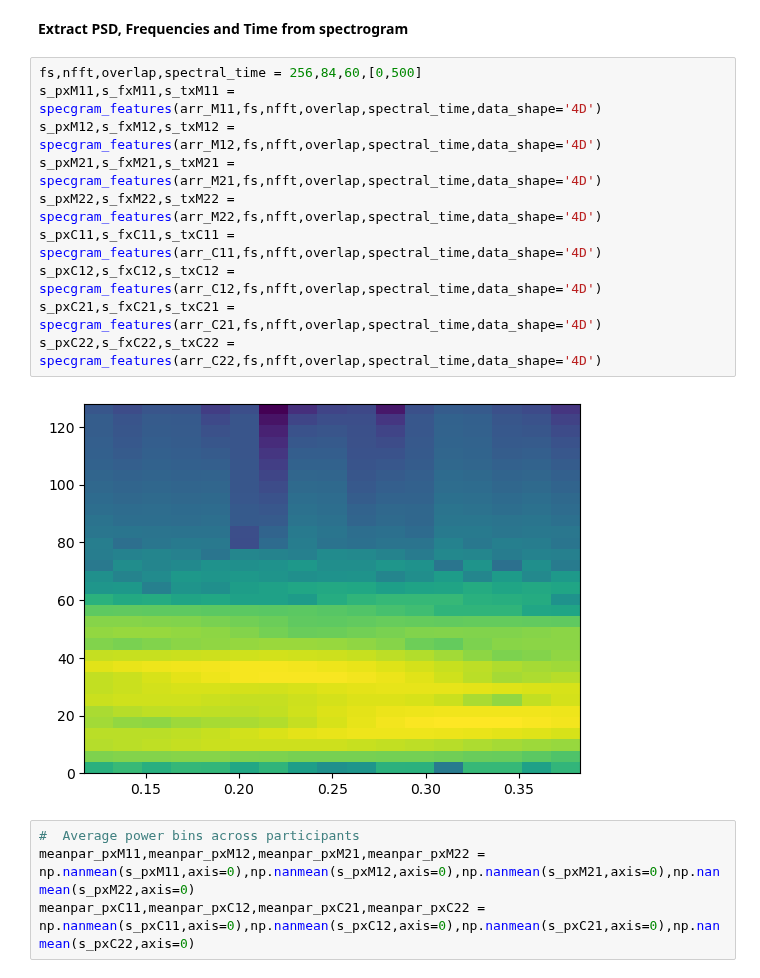
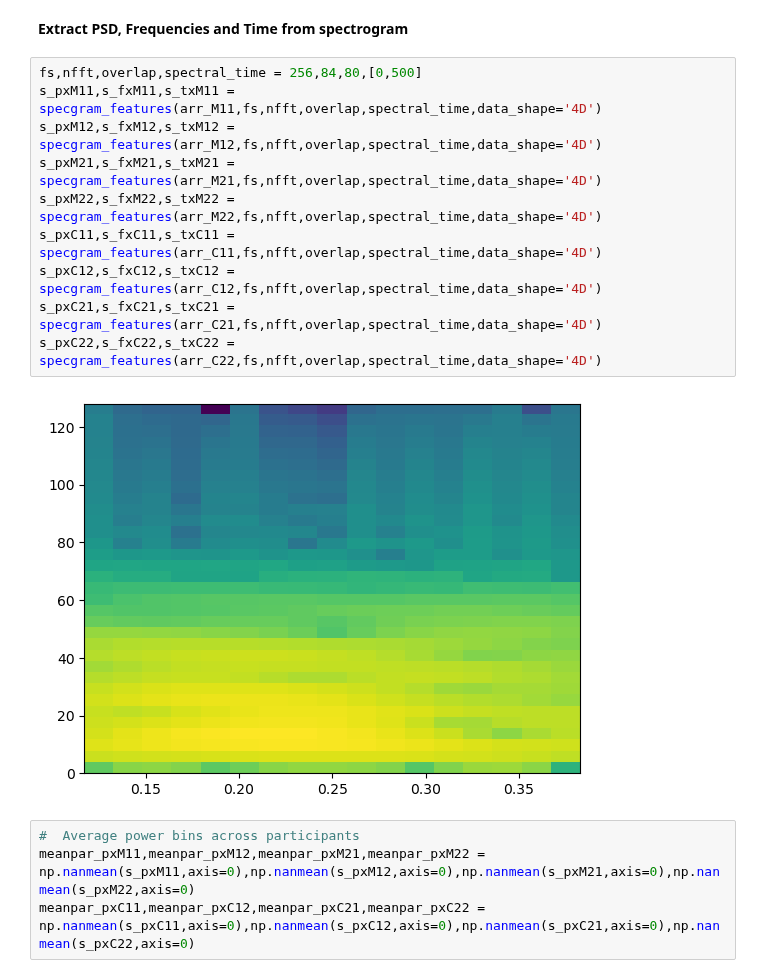
Before and after one commit to iggy96/eegMusicTherapy, a Jupyter notebook: spectrogram.ipynb, the cells around one changed output. Cells and saved outputs as stored; diff of their text form.

```diff
--- a/spectrogram.ipynb
+++ b/spectrogram.ipynb
@@ -355,17 +355,17 @@ C22 done: (5, 4, 128, 240)
 # %% [markdown]
 <b>Extract PSD, Frequencies and Time from spectrogram
 # %%
-fs,nfft,overlap,spectral_time = 256,84,60,[0,500]
+fs,nfft,overlap,spectral_time = 256,84,80,[0,500]
 s_pxM11,s_fxM11,s_txM11 = specgram_features(arr_M11,fs,nfft,overlap,spectral_time,data_shape='4D')
 s_pxM12,s_fxM12,s_txM12 = specgram_features(arr_M12,fs,nfft,overlap,spectral_time,data_shape='4D')
 s_pxM21,s_fxM21,s_txM21 = specgram_features(arr_M21,fs,nfft,overlap,spectral_time,data_shape='4D')
 s_pxM22,s_fxM22,s_txM22 = specgram_features(arr_M22,fs,nfft,overlap,spectral_time,data_shape='4D')
 s_pxC11,s_fxC11,s_txC11 = specgram_features(arr_C11,fs,nfft,overlap,spectral_time,data_shape='4D')
 s_pxC12,s_fxC12,s_txC12 = specgram_features(arr_C12,fs,nfft,overlap,spectral_time,data_shape='4D')
 s_pxC21,s_fxC21,s_txC21 = specgram_features(arr_C21,fs,nfft,overlap,spectral_time,data_shape='4D')
 s_pxC22,s_fxC22,s_txC22 = specgram_features(arr_C22,fs,nfft,overlap,spectral_time,data_shape='4D')
 # %% [output]
-[figure, old version]
+[figure, new version]
 # %%
 #  Average power bins across participants
 meanpar_pxM11,meanpar_pxM12,meanpar_pxM21,meanpar_pxM22 = np.nanmean(s_pxM11,axis=0),np.nanmean(s_pxM12,axis=0),np.nanmean(s_pxM21,axis=0),np.nanmean(s_pxM22,axis=0)
```
Also changed, not shown: parts of 3 cells of this notebook, 2 other files.
